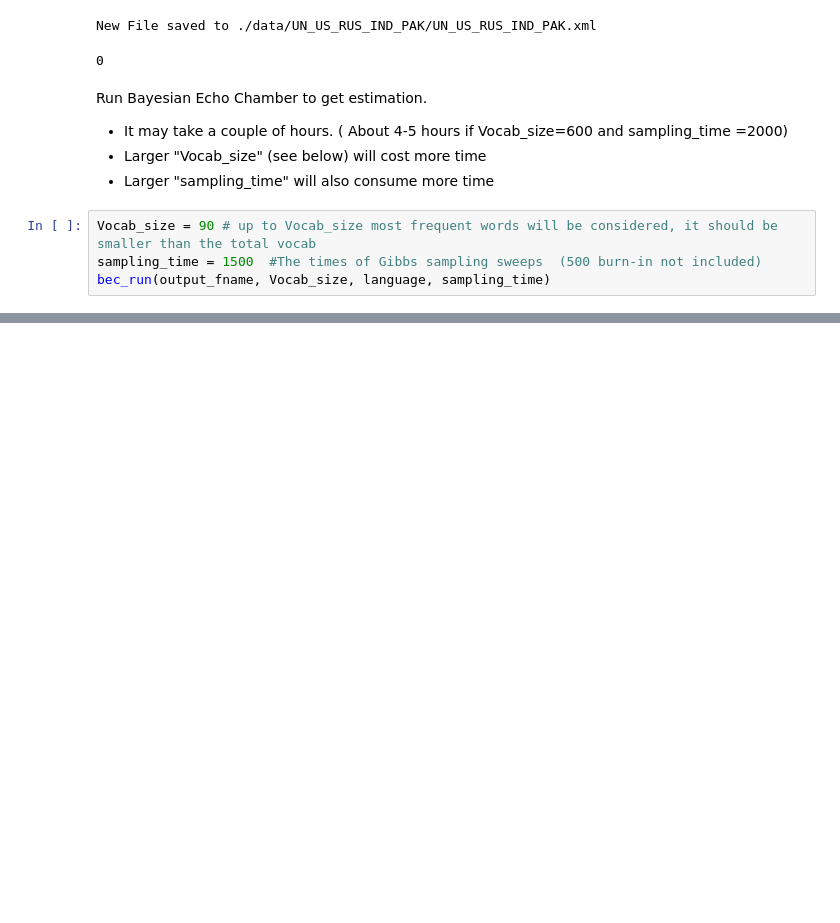
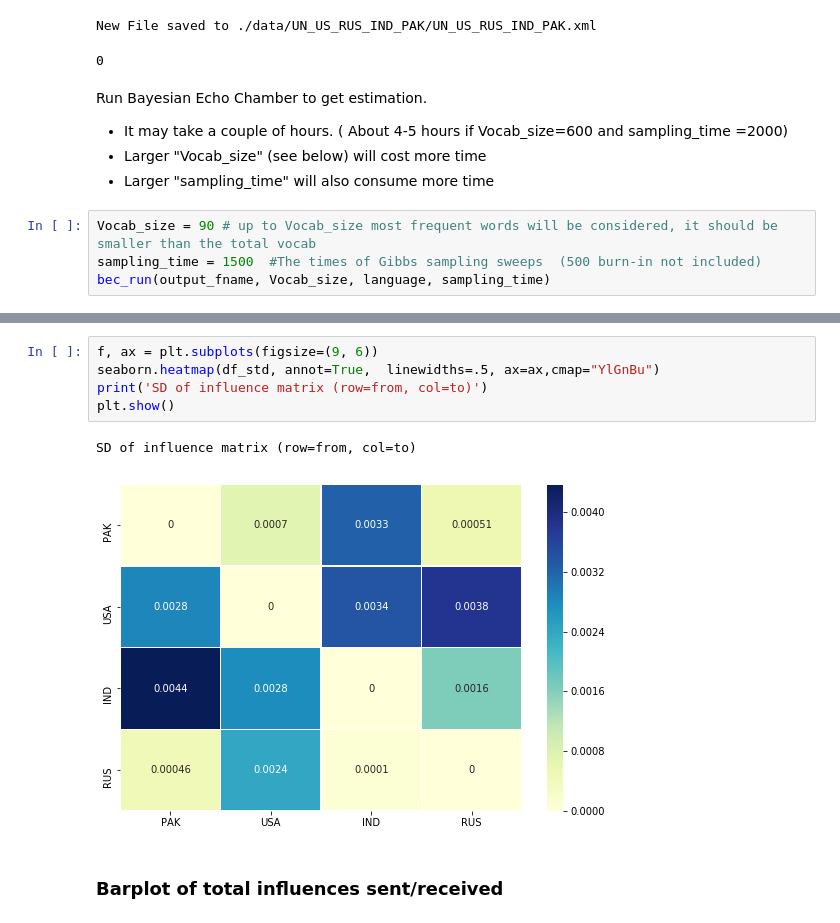
Before and after one commit to saniyamasood/Computational-Content-Analysis-2018, a Jupyter notebook: WEEK8/SRC/arvind-assignment-8.ipynb, the cells around one changed output, grey strips where cells are left out. Saved outputs shown, nothing was run; the diff lists cells and outputs as text; blank space fills up the shorter version.

```diff
--- a/WEEK8/SRC/arvind-assignment-8.ipynb
+++ b/WEEK8/SRC/arvind-assignment-8.ipynb
@@ -1286,0 +1727,10 @@ I want to parse the UN General Assembly debates of USA, Russia, India and Pakist
+# %%
+f, ax = plt.subplots(figsize=(9, 6))
+seaborn.heatmap(df_std, annot=True,  linewidths=.5, ax=ax,cmap="YlGnBu")
+print('SD of influence matrix (row=from, col=to)')
+plt.show()
+# %% [output]
+SD of influence matrix (row=from, col=to)
+[figure, added]
+# %% [markdown]
+### Barplot of total influences sent/received
```
Also changed, not shown: parts of 24 cells of this notebook.
